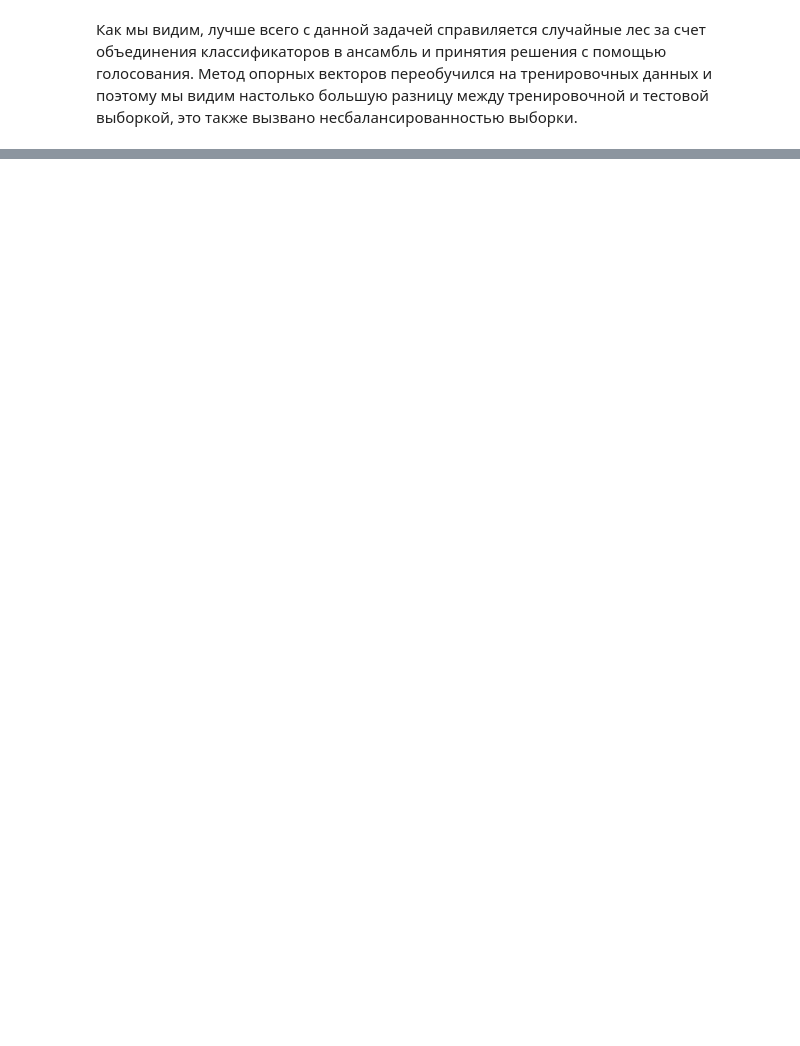
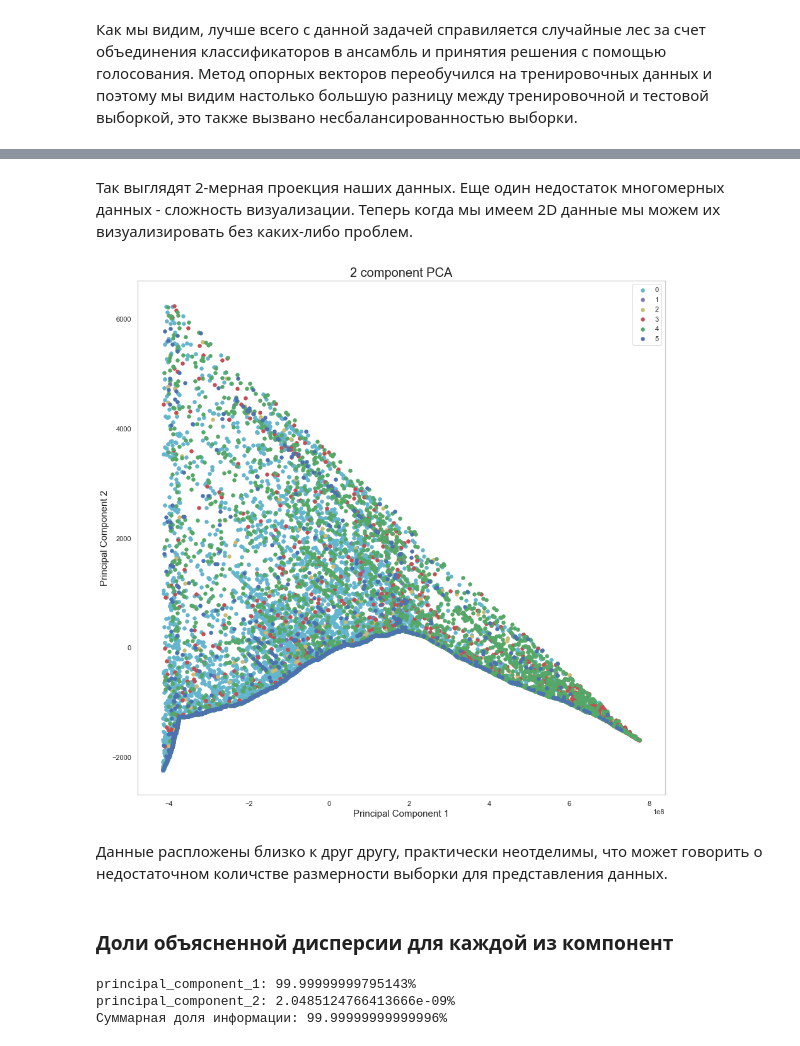
Before and after one commit to eaidova/ML, a Jupyter notebook: task1.ipynb, the cells around one changed output, grey strips where cells are left out. Drawn from its saved outputs; the diff is of its cells as text; code cells hidden in the pictures; blank space fills up the shorter version.

```diff
--- a/task1.ipynb
+++ b/task1.ipynb
@@ -538,0 +560,3 @@ print(err_train, err_test)
+# %%
+principal_df = pd.DataFrame(data = principalComponents, columns = ['principal component 1', 'principal component 2'])
+principal_df.head(10)
@@ -538,0 +575,34 @@ print(err_train, err_test)
+# %% [markdown]
+Так выглядят 2-мерная проекция наших данных. Еще один недостаток многомерных данных - сложность визуализации. Теперь когда мы имеем 2D данные мы можем их визуализировать без каких-либо проблем.
+# %%
+fig = plt.figure(figsize = (15,15))
+ax = fig.add_subplot(1,1,1)
+ax.set_xlabel('Principal Component 1', fontsize = 15)
+ax.set_ylabel('Principal Component 2', fontsize = 15)
+ax.set_title('2 component PCA', fontsize = 20)
+targets = range(6)
+colors = ['c', 'm', 'y', 'r', 'g', 'b']
+for target, color in zip(targets,colors):
+    indicesToKeep = y == target
+    ax.scatter(principal_df.loc[indicesToKeep, 'principal component 1'],
+               principal_df.loc[indicesToKeep, 'principal component 2']
+               , c = color
+               , s = 30)
+ax.legend(targets)
+ax.grid()
+# %% [output]
+[figure, added]
+# %% [markdown]
+Данные распложены близко к друг другу, практически неотделимы, что может говорить о недостаточном количстве размерности выборки для представления данных.
+# %% [markdown]
+### Доли объясненной дисперсии для каждой из компонент
+# %%
+explained_variance_ratio = pca.explained_variance_ratio_
+names = ['principal_component_1', 'principal_component_2']
+for name, var_ratio in zip(names, explained_variance_ratio):
+    print('{}: {}%'.format(name, var_ratio * 100))
+print('Суммарная доля информации: {}%'.format(sum(explained_variance_ratio) * 100))
+# %% [output]
+principal_component_1: 99.99999999795143%
+principal_component_2: 2.0485124766413666e-09%
+Суммарная доля информации: 99.99999999999996%
```
Also changed, not shown: parts of 44 cells of this notebook, 1 other file.
